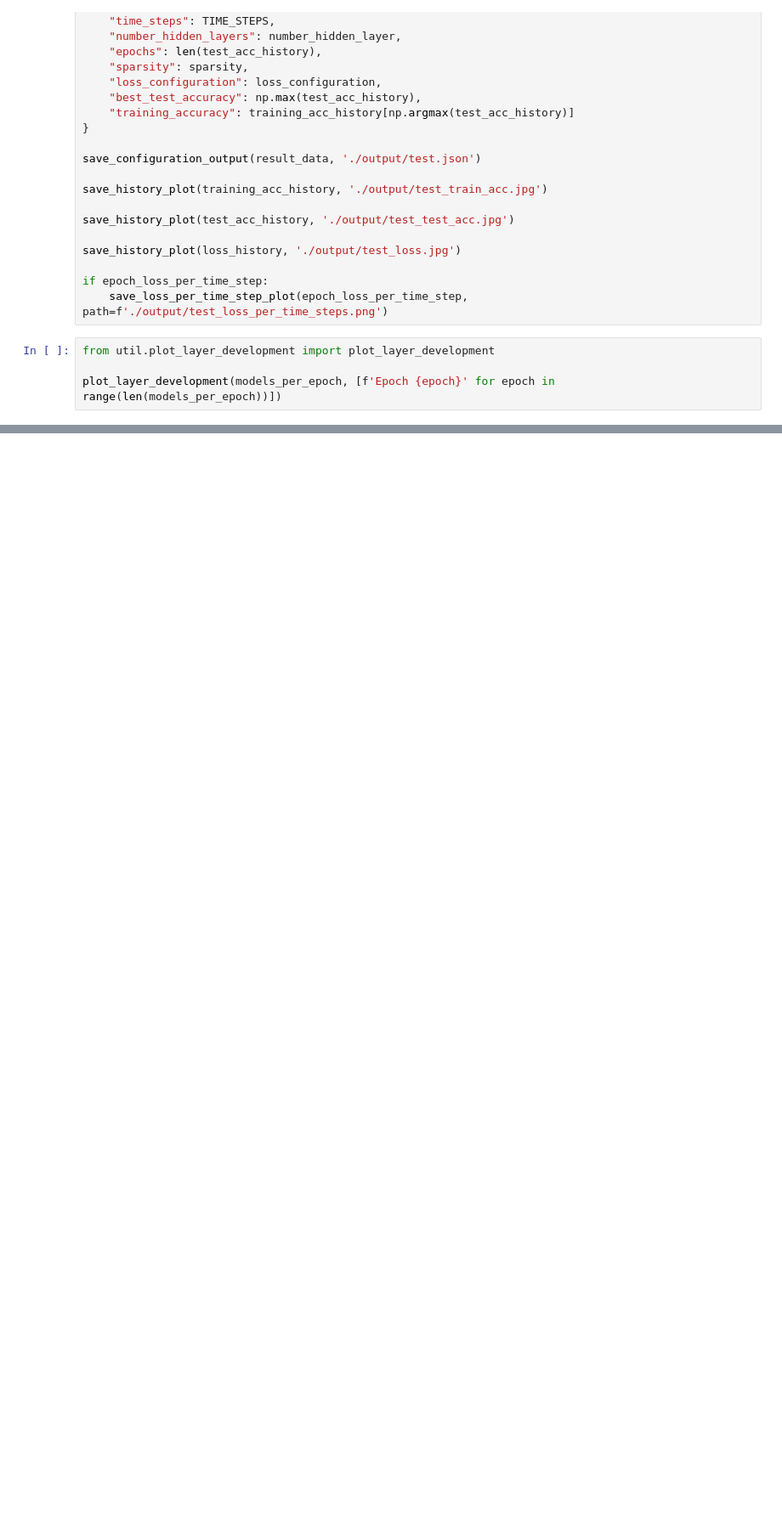
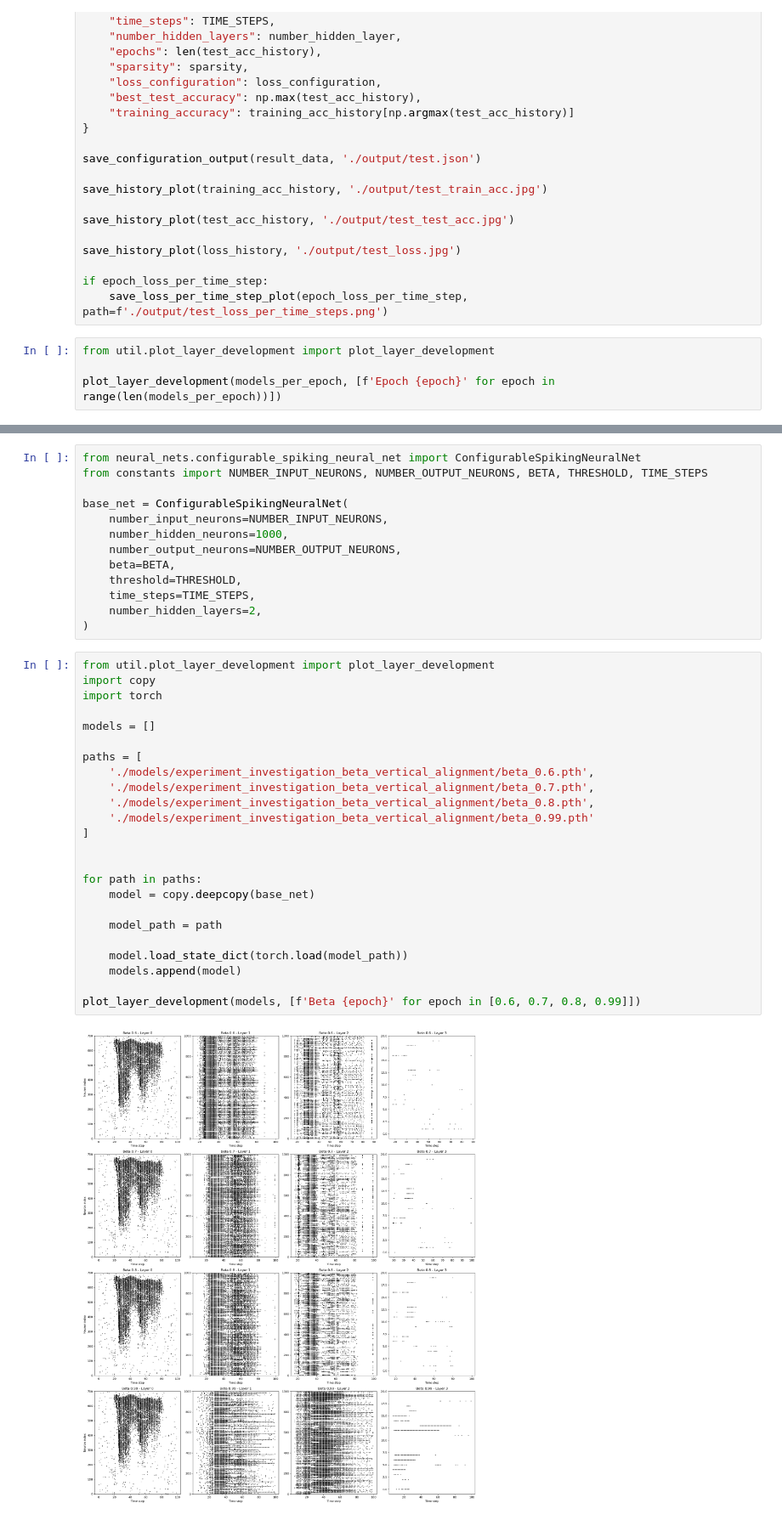
Before and after one commit to ForzaMark/whk-snn, a Jupyter notebook: heidelberg_implementation/spiking_net_training_demonstration.ipynb, the cells around one changed output, grey strips where cells are left out. Shown at 85% size. Drawn from its saved outputs; the diff is of its cells as text; blank space fills up the shorter version.

```diff
--- a/heidelberg_implementation/spiking_net_training_demonstration.ipynb
+++ b/heidelberg_implementation/spiking_net_training_demonstration.ipynb
@@ -73,0 +76,39 @@ plot_layer_development(models_per_epoch, [f'Epoch {epoch}' for epoch in range(le
+# %%
+from neural_nets.configurable_spiking_neural_net import ConfigurableSpikingNeuralNet
+from constants import NUMBER_INPUT_NEURONS, NUMBER_OUTPUT_NEURONS, BETA, THRESHOLD, TIME_STEPS
+
+base_net = ConfigurableSpikingNeuralNet(
+    number_input_neurons=NUMBER_INPUT_NEURONS,
+    number_hidden_neurons=1000,
+    number_output_neurons=NUMBER_OUTPUT_NEURONS,
+    beta=BETA,
+    threshold=THRESHOLD,
+    time_steps=TIME_STEPS,
+    number_hidden_layers=2,
+)
+# %%
+from util.plot_layer_development import plot_layer_development
+import copy
+import torch
+
+models = []
+
+paths = [
+    './models/experiment_investigation_beta_vertical_alignment/beta_0.6.pth',
+    './models/experiment_investigation_beta_vertical_alignment/beta_0.7.pth',
+    './models/experiment_investigation_beta_vertical_alignment/beta_0.8.pth',
+    './models/experiment_investigation_beta_vertical_alignment/beta_0.99.pth'
+]
+
+
+for path in paths:
+    model = copy.deepcopy(base_net)
+
+    model_path = path
+
+    model.load_state_dict(torch.load(model_path))
+    models.append(model)
+
+plot_layer_development(models, [f'Beta {epoch}' for epoch in [0.6, 0.7, 0.8, 0.99]])
+# %% [output]
+[figure, added]
```
Also changed, not shown: parts of 1 cell of this notebook, 20 other files.
